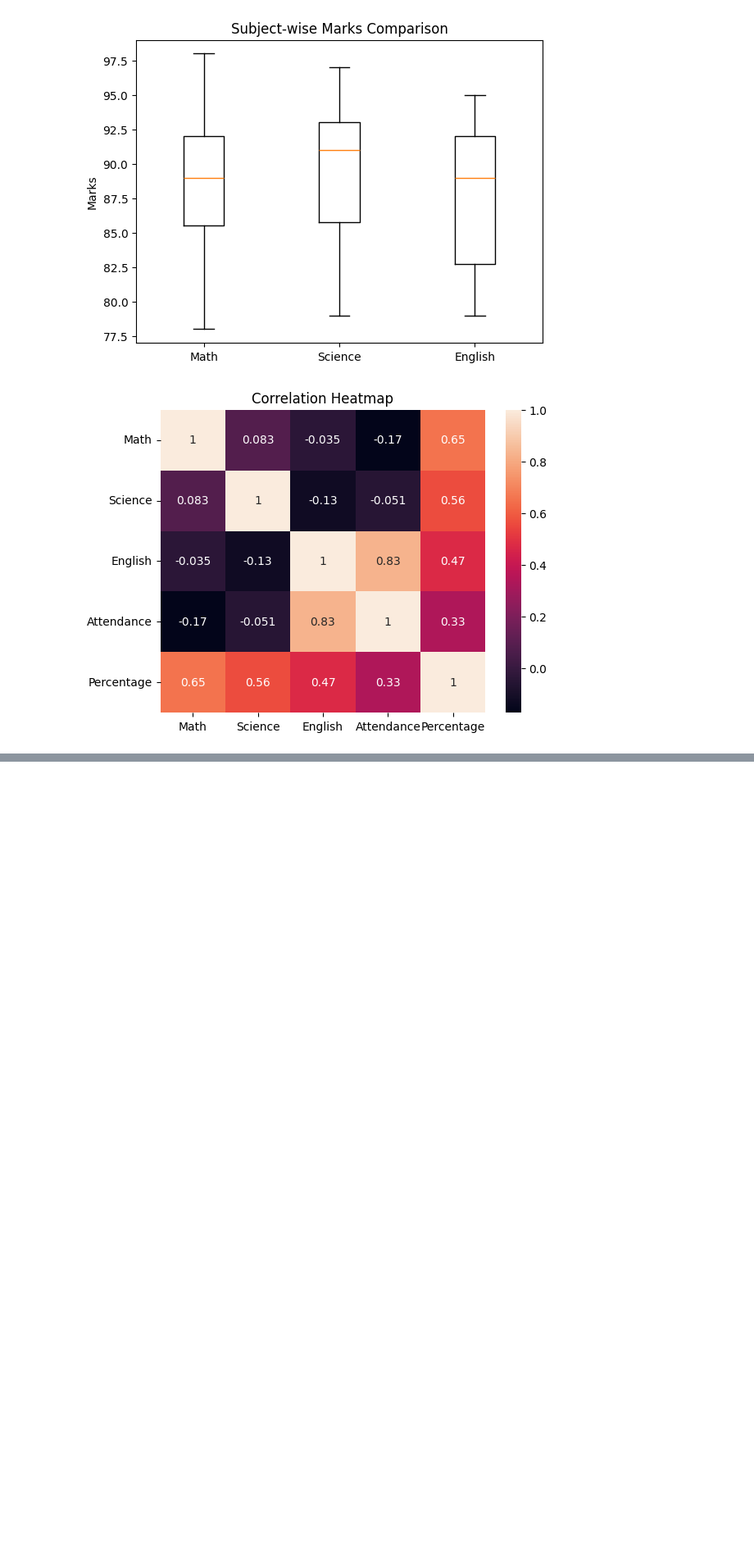
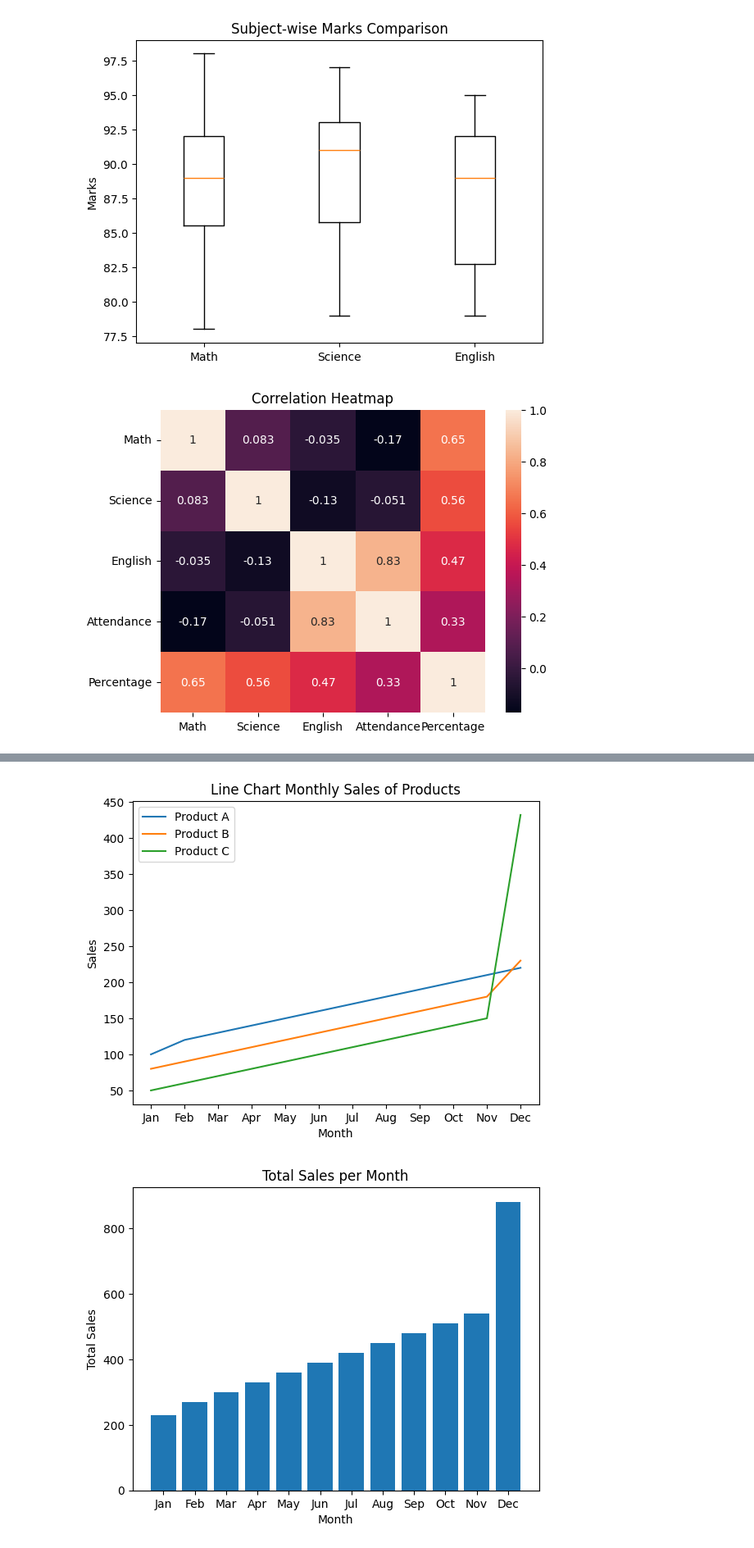
Before and after one commit to Avnish-Bhakhar/AI-Essential, a Jupyter notebook: CSE428.ipynb, the cells around one changed output, grey strips where cells are left out. Shown at 82% size. Drawn from its saved outputs; the diff is of its cells as text; code cells hidden in the pictures; blank space fills up the shorter version.

```diff
--- a/CSE428.ipynb
+++ b/CSE428.ipynb
@@ -1932,3 +1932,73 @@ Dataset:
 [figure]
 [figure]
 [figure]
+# %%
+import numpy as np
+import pandas as pd
+import matplotlib.pyplot as plt
+
+data = {
+    'Month': ['Jan', 'Feb', 'Mar', 'Apr', 'May', 'Jun', 'Jul', 'Aug', 'Sep', 'Oct', 'Nov', 'Dec'],
+    'Product_A': [100, 120, 130, 140, 150, 160, 170, 180, 190, 200, 210, 220],
+    'Product_B': [80, 90, 100, 110, 120, 130, 140, 150, 160, 170, 180,230],
+    'Product_C': [50, 60, 70, 80, 90, 100, 110, 120, 130, 140, 150,432]
+
+}
+
+df = pd.DataFrame(data)
+
+print("Company Sales Dataset")
+print(df)
+
+df['Total_Sales'] = df[['Product_A', 'Product_B', 'Product_C']].sum(axis=1)
+
+print("\nTotal Sales per Month")
+print(df[['Month', 'Total_Sales']])
+
+avg_sales_per_product = df[['Product_A', 'Product_B', 'Product_C']].mean()
+print("\nAverage Sales per Product")
+print(avg_sales_per_product)
+
+max_sales_month = df.loc[df['Total_Sales'].idxmax(), 'Month']
+print("\nMonth with Maximum Sales")
+print(max_sales_month)
+
+min_sales_month = df.loc[df['Total_Sales'].idxmin(), 'Month']
+print("\nMonth with Minimum Sales")
+print(min_sales_month)
+
+
+# Data Visualisation
+plt.figure()
+
+plt.plot(df['Month'], df['Product_A'], label='Product A')
+plt.plot(df['Month'], df['Product_B'], label='Product B')
+plt.plot(df['Month'], df['Product_C'], label='Product C')
+plt.title('Line Chart Monthly Sales of Products')
+plt.xlabel('Month')
+plt.ylabel('Sales')
+plt.legend()
+plt.show()
+
+
+#Bar chart - Total sell per month
+
+plt.figure()
+plt.bar(df['Month'], df['Total_Sales'])
+plt.title('Total Sales per Month')
+plt.xlabel('Month')
+plt.ylabel('Total Sales')
+
+#Pie chart - Contribution of Products (overall)
+
+plt.figure()
+plt.pie(avg_sales_per_product, labels=avg_sales_per_product.index, autopct='%1.1f%%')
+plt.title('Contribution of Products (Overall)')
+plt.show()
+
+
+#Insights
+
+print('\insights')
+print('1. product ')
+# %% [output]
@@ -1934,0 +2022,2 @@ Dataset:
+[figure, added]
+[figure, added]
```
Also changed, not shown: parts of 2 cells of this notebook.
